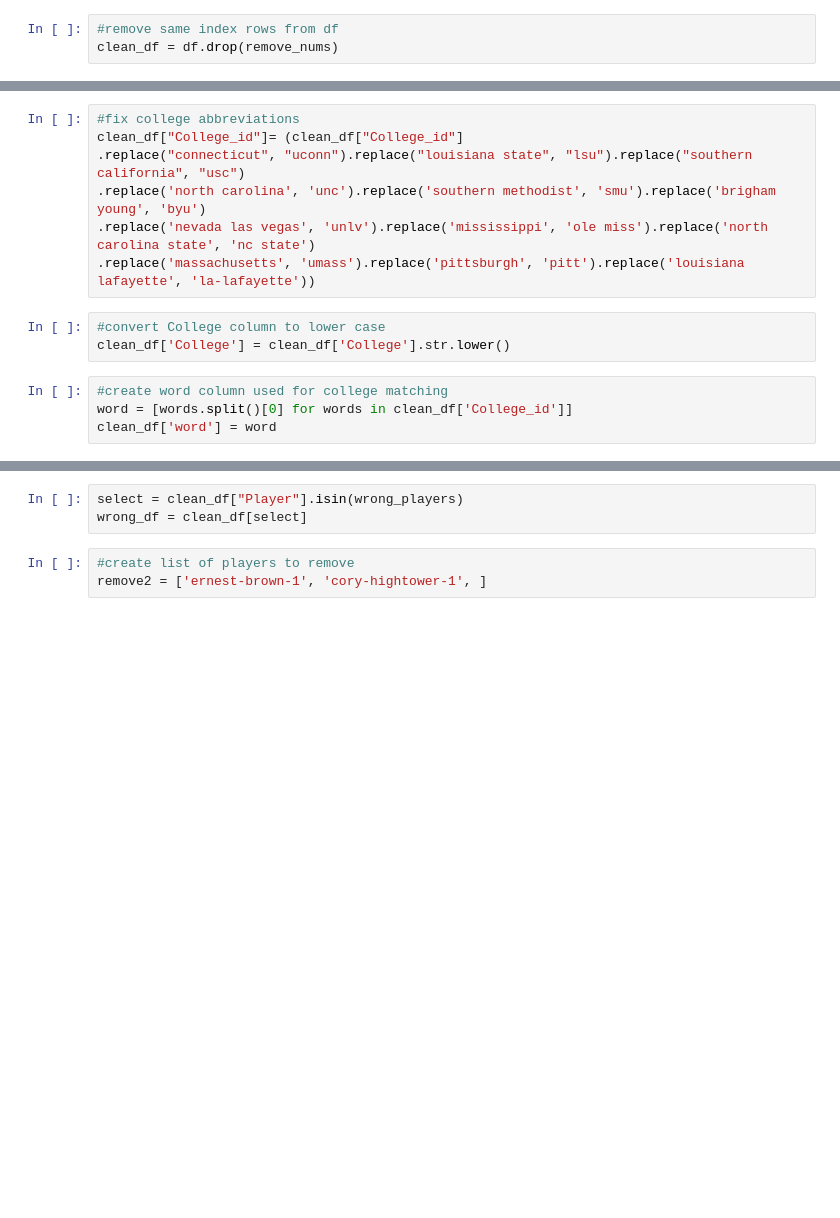
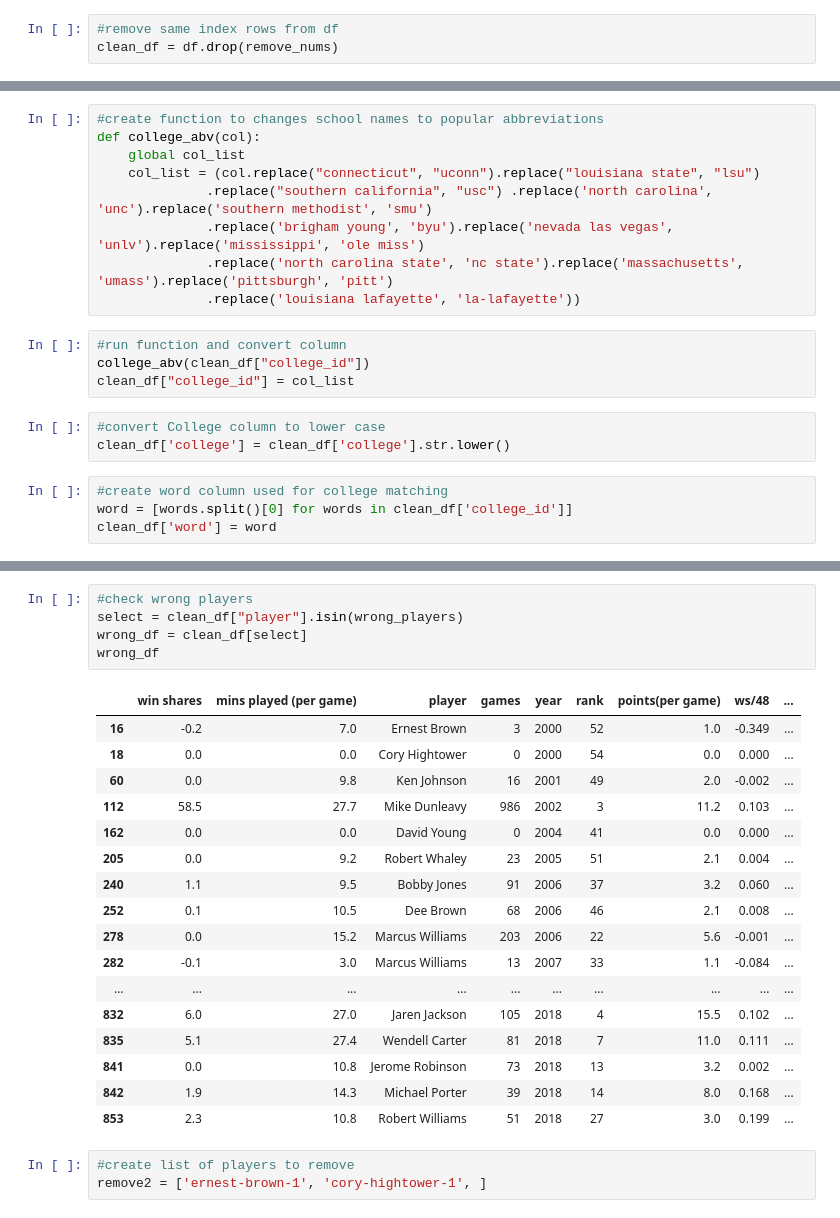
Before and after one commit to woodfin8/Draft_Machine, a Jupyter notebook: keith_test.ipynb, the cells around one changed output, grey strips where cells are left out. Cells and saved outputs as stored; diff of their text form; blank space fills up the shorter version.

Commit message:
csv's cleaned

```diff
--- a/keith_test.ipynb
+++ b/keith_test.ipynb
@@ -101,15 +140,21 @@ clean_df['College_id'] = college_list
 # %%
-#fix college abbreviations
-clean_df["College_id"]= (clean_df["College_id"]
-.replace("connecticut", "uconn").replace("louisiana state", "lsu").replace("southern california", "usc")
-.replace('north carolina', 'unc').replace('southern methodist', 'smu').replace('brigham young', 'byu')
-.replace('nevada las vegas', 'unlv').replace('mississippi', 'ole miss').replace('north carolina state', 'nc state')
-.replace('massachusetts', 'umass').replace('pittsburgh', 'pitt').replace('louisiana lafayette', 'la-lafayette'))
+#create function to changes school names to popular abbreviations
+def college_abv(col):
+    global col_list
+    col_list = (col.replace("connecticut", "uconn").replace("louisiana state", "lsu")
+              .replace("southern california", "usc") .replace('north carolina', 'unc').replace('southern methodist', 'smu')
+              .replace('brigham young', 'byu').replace('nevada las vegas', 'unlv').replace('mississippi', 'ole miss')
+              .replace('north carolina state', 'nc state').replace('massachusetts', 'umass').replace('pittsburgh', 'pitt')
+              .replace('louisiana lafayette', 'la-lafayette'))
+# %%
+#run function and convert column
+college_abv(clean_df["college_id"])
+clean_df["college_id"] = col_list
 # %%
 #convert College column to lower case
-clean_df['College'] = clean_df['College'].str.lower()
+clean_df['college'] = clean_df['college'].str.lower()
 # %%
 #create word column used for college matching
-word = [words.split()[0] for words in clean_df['College_id']]
+word = [words.split()[0] for words in clean_df['college_id']]
 clean_df['word'] = word
 # %%
@@ -127,6 +198,26 @@ len(wrong_players)
 # %%
-select = clean_df["Player"].isin(wrong_players)
+#check wrong players
+select = clean_df["player"].isin(wrong_players)
 wrong_df = clean_df[select]
+wrong_df
+# %% [output]
+|  | win shares | mins played (per game) | player | games | year | rank | points(per game) | ws/48 | ... |
+| 16 | -0.2 | 7.0 | Ernest Brown | 3 | 2000 | 52 | 1.0 | -0.349 | ... |
+| 18 | 0.0 | 0.0 | Cory Hightower | 0 | 2000 | 54 | 0.0 | 0.000 | ... |
+| 60 | 0.0 | 9.8 | Ken Johnson | 16 | 2001 | 49 | 2.0 | -0.002 | ... |
+| 112 | 58.5 | 27.7 | Mike Dunleavy | 986 | 2002 | 3 | 11.2 | 0.103 | ... |
+| 162 | 0.0 | 0.0 | David Young | 0 | 2004 | 41 | 0.0 | 0.000 | ... |
+| 205 | 0.0 | 9.2 | Robert Whaley | 23 | 2005 | 51 | 2.1 | 0.004 | ... |
+| 240 | 1.1 | 9.5 | Bobby Jones | 91 | 2006 | 37 | 3.2 | 0.060 | ... |
+| 252 | 0.1 | 10.5 | Dee Brown | 68 | 2006 | 46 | 2.1 | 0.008 | ... |
+| 278 | 0.0 | 15.2 | Marcus Williams | 203 | 2006 | 22 | 5.6 | -0.001 | ... |
+| 282 | -0.1 | 3.0 | Marcus Williams | 13 | 2007 | 33 | 1.1 | -0.084 | ... |
+| ... | ... | ... | ... | ... | ... | ... | ... | ... | ... |
+| 832 | 6.0 | 27.0 | Jaren Jackson | 105 | 2018 | 4 | 15.5 | 0.102 | ... |
+| 835 | 5.1 | 27.4 | Wendell Carter | 81 | 2018 | 7 | 11.0 | 0.111 | ... |
+| 841 | 0.0 | 10.8 | Jerome Robinson | 73 | 2018 | 13 | 3.2 | 0.002 | ... |
+| 842 | 1.9 | 14.3 | Michael Porter | 39 | 2018 | 14 | 8.0 | 0.168 | ... |
+| 853 | 2.3 | 10.8 | Robert Williams | 51 | 2018 | 27 | 3.0 | 0.199 | ... |
 # %%
 #create list of players to remove
 remove2 = ['ernest-brown-1', 'cory-hightower-1', ]
```
Also changed, not shown: parts of 52 cells of this notebook, 5 other files.
